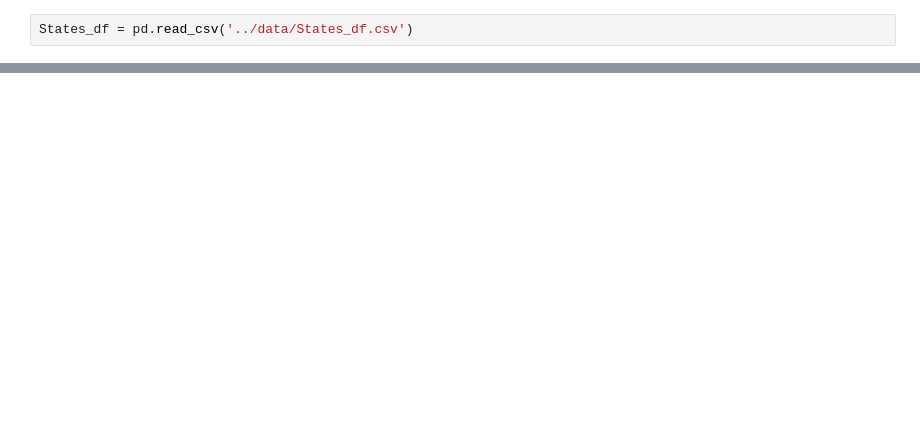
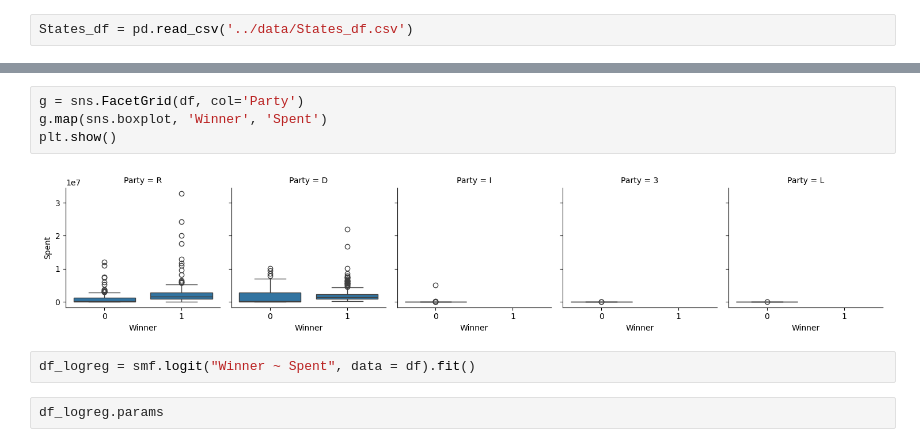
Before and after one commit to nss-data-science-cohort-8/open-secrets-skittles, a Jupyter notebook: notebooks/Analysis_skittles_election_project_clj.ipynb, the cells around one changed output, grey strips where cells are left out. Saved outputs shown, nothing was run; the diff lists cells and outputs as text; blank space fills up the shorter version.

```diff
--- a/notebooks/Analysis_skittles_election_project_clj.ipynb
+++ b/notebooks/Analysis_skittles_election_project_clj.ipynb
@@ -25,0 +82,10 @@ data = States_df[['Raised', 'Spent', 'Outcome']]
+# %%
+g = sns.FacetGrid(df, col='Party')
+g.map(sns.boxplot, 'Winner', 'Spent')
+plt.show()
+# %% [output]
+[figure, added]
+# %%
+df_logreg = smf.logit("Winner ~ Spent", data = df).fit()
+# %%
+df_logreg.params
```
Also changed, not shown: parts of 21 cells of this notebook.
